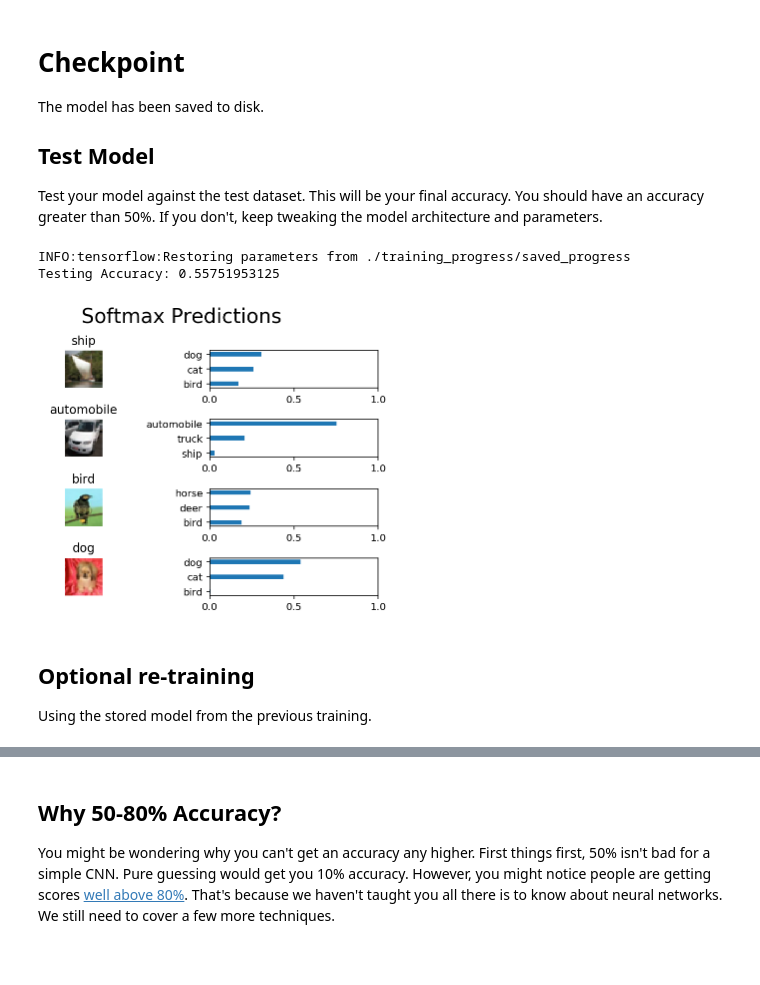
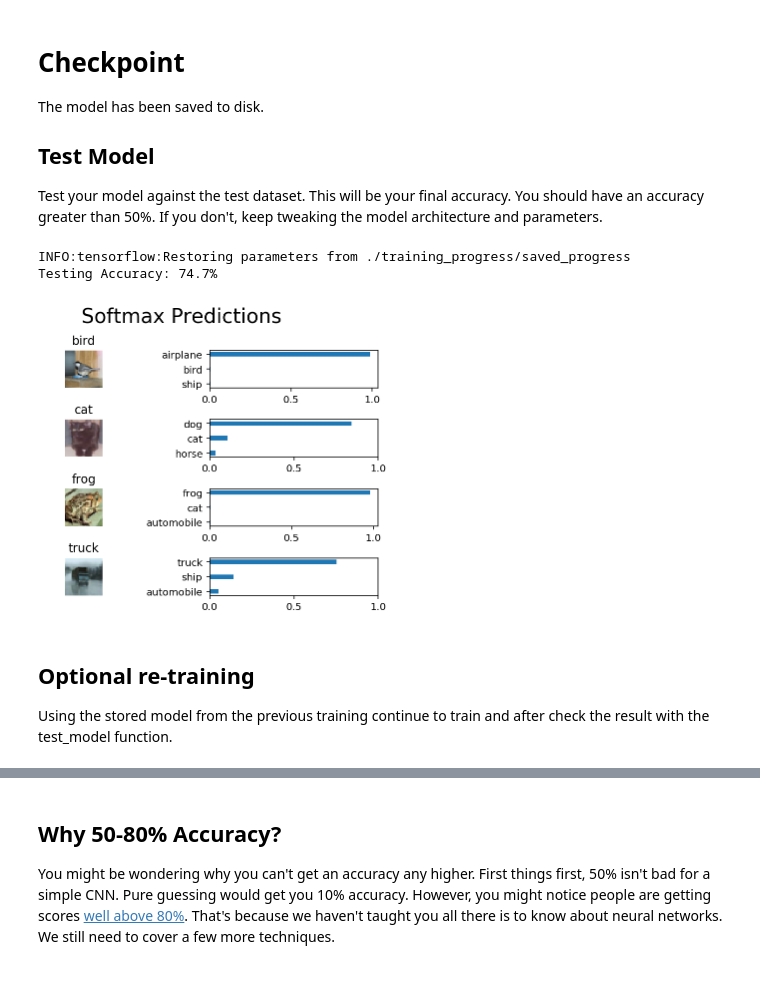
Before and after one commit to rpicatoste/dlndf-project2-image-classification, a Jupyter notebook: dlnd_image_classification.ipynb, the cells around one changed output, grey strips where cells are left out. Saved outputs shown, nothing was run; the diff lists cells and outputs as text; code cells hidden in the pictures.

```diff
--- a/dlnd_image_classification.ipynb
+++ b/dlnd_image_classification.ipynb
@@ -611,14 +645,18 @@ Time usage: 0:00:32
 ### Fully Train the Model
 Now that you got a good accuracy with a single CIFAR-10 batch, try it with all five batches.
 # %%
-# Run in all the batches and store the trained model. After the test I check with an extra
-# round of training.
+#%% Run in all the batches
 save_model_path = './training_progress/saved_progress'
 epochs = 10
 batch_size = 64*4
-keep_probability = 0.5#1.0
+keep_probability = 0.5
 n_batches = 5
 shuffle_data = True
-train_neural_network_full(optimizer, cost, accuracy, x, y, keep_prob, keep_probability, n_batches, batch_size, shuffle_data, epochs, False, save_model_path)
+
+train_neural_network_full(optimizer, cost, accuracy, x, y, keep_prob,
+                          keep_probability,
+                          n_batches, batch_size, shuffle_data, train_phase,
+                          valid_features, valid_labels,
+                          epochs, load_data = False, file_path = save_model_path)
 # %% [output]
 Starting training...
@@ -644,32 +682,24 @@ The model has been saved to disk.
 ## Test Model
 Test your model against the test dataset.  This will be your final accuracy. You should have an accuracy greater than 50%. If you don't, keep tweaking the model architecture and parameters.
 # %%
+# I modified slightly the next lines so the test_model function remains defined
+# and can be easily reused if retraining is done.
 """
 DON'T MODIFY ANYTHING IN THIS CELL
 """
 %matplotlib inline
 %config InlineBackend.figure_format = 'retina'
 
-import tensorflow as tf
+
 import pickle
-import helper
 import random
 
-# Set batch size if not already set
-try:
-    if batch_size:
-        pass
-except NameError:
-    batch_size = 64
-
-save_model_path = './training_progress/saved_progress'
-n_samples = 4
-top_n_predictions = 3
-
-def test_model():
+def test_model(batch_size, save_model_path = './training_progress/saved_progress'):
     """
     Test the saved model against the test dataset
     """
+    n_samples = 4
+    top_n_predictions = 3
 
     test_features, test_labels = pickle.load(open('.\cifar-10-batches-py\preprocess_training.p', mode='rb'))
     loaded_graph = tf.Graph()
@@ -678,42 +708,43 @@ def test_model():
         # Load model
         loader = tf.train.import_meta_graph(save_model_path + '.meta')
         loader.restore(sess, save_model_path)
 
         # Get Tensors from loaded model
         loaded_x = loaded_graph.get_tensor_by_name('x:0')
         loaded_y = loaded_graph.get_tensor_by_name('y:0')
         loaded_keep_prob = loaded_graph.get_tensor_by_name('keep_prob:0')
         loaded_logits = loaded_graph.get_tensor_by_name('logits:0')
         loaded_acc = loaded_graph.get_tensor_by_name('accuracy:0')
+        loaded_train_phase = loaded_graph.get_tensor_by_name('train_phase:0')
 
         # Get accuracy in batches for memory limitations
         test_batch_acc_total = 0
         test_batch_count = 0
 
         for train_feature_batch, train_label_batch in helper.batch_features_labels(test_features, test_labels, batch_size):
             test_batch_acc_total += sess.run(
                 loaded_acc,
-                feed_dict={loaded_x: train_feature_batch, loaded_y: train_label_batch, loaded_keep_prob: 1.0})
+                feed_dict={loaded_x: train_feature_batch, loaded_y: train_label_batch, loaded_keep_prob: 1.0, loaded_train_phase: False})
             test_batch_count += 1
 
-        print('Testing Accuracy: {}\n'.format(test_batch_acc_total/test_batch_count))
+        print('Testing Accuracy: {:.1%}\n'.format(test_batch_acc_total/test_batch_count))
 
         # Print Random Samples
         random_test_features, random_test_labels = tuple(zip(*random.sample(list(zip(test_features, test_labels)), n_samples)))
         random_test_predictions = sess.run(
             tf.nn.top_k(tf.nn.softmax(loaded_logits), top_n_predictions),
-            feed_dict={loaded_x: random_test_features, loaded_y: random_test_labels, loaded_keep_prob: 1.0})
+            feed_dict={loaded_x: random_test_features, loaded_y: random_test_labels, loaded_keep_prob: 1.0, loaded_train_phase: False})
         helper.display_image_predictions(random_test_features, random_test_labels, random_test_predictions)
 
 
-test_model()
+test_model( batch_size )
 # %% [output]
 INFO:tensorflow:Restoring parameters from ./training_progress/saved_progress
-Testing Accuracy: 0.55751953125
+Testing Accuracy: 74.7%
-[figure, old version]
+[figure, new version]
 # %% [markdown]
 ## Optional re-training
-Using the stored model from the previous training.
+Using the stored model from the previous training continue to train and after check the result with the test_model function.
 # %%
 save_model_path = './training_progress/saved_progress'
 epochs = 30
```
Also changed, not shown: parts of 12 cells of this notebook, 5 other files.
